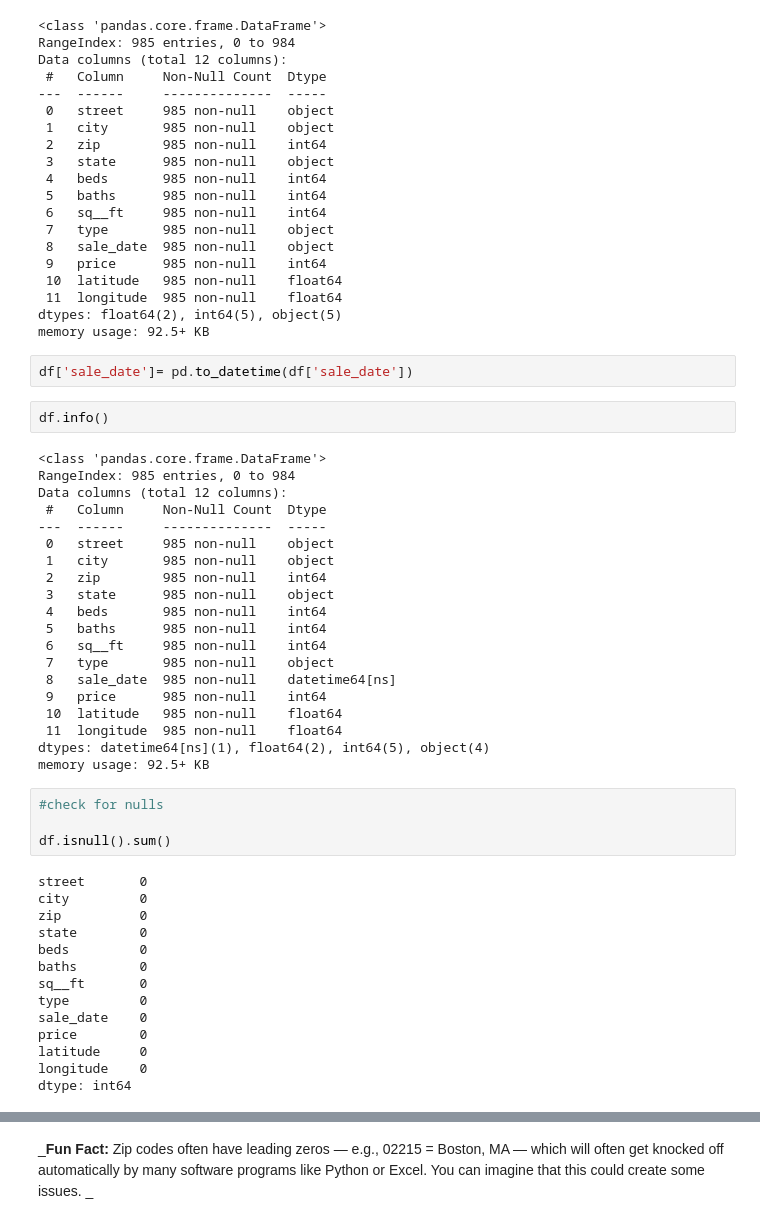
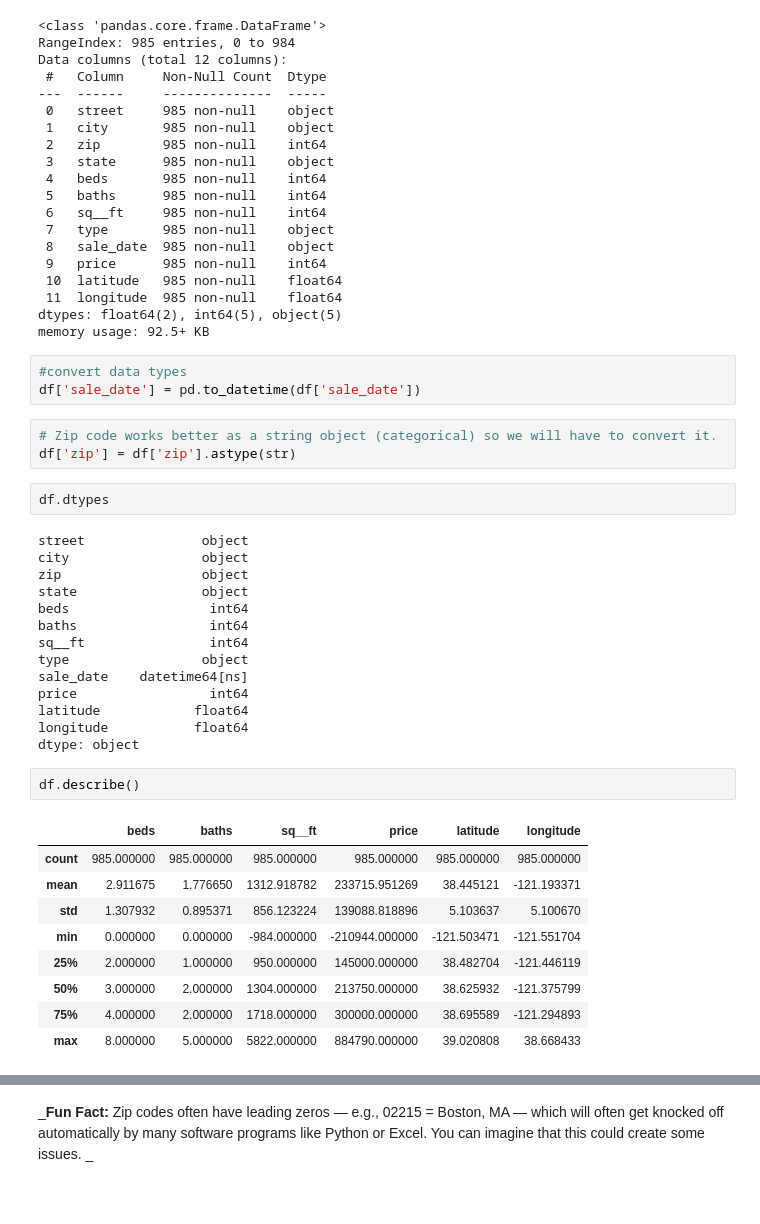
Before and after one commit to moralesmaya/Labs, a Jupyter notebook: 3.01-lab-linear-regression-master/linear-regression-sacramento.ipynb, the cells around one changed output, grey strips where cells are left out. Drawn from its saved outputs; the diff is of its cells as text; blank space fills up the shorter version.

Commit message:
Add files via upload
| SLR | Machine Learning | Data Cleaning | Predictive Modeling | Python | SckitLearn | Data Visualization |

```diff
--- a/3.01-lab-linear-regression-master/linear-regression-sacramento.ipynb
+++ b/3.01-lab-linear-regression-master/linear-regression-sacramento.ipynb
@@ -58,44 +58,36 @@ Data columns (total 12 columns):
 dtypes: float64(2), int64(5), object(5)
 memory usage: 92.5+ KB
 # %%
-df['sale_date']= pd.to_datetime(df['sale_date'])
+#convert data types
+df['sale_date'] = pd.to_datetime(df['sale_date'])
+# %%
+# Zip code works better as a string object (categorical) so we will have to convert it.
+df['zip'] = df['zip'].astype(str)
 # %%
-df.info()
+df.dtypes
 # %% [output]
-<class 'pandas.core.frame.DataFrame'>
-RangeIndex: 985 entries, 0 to 984
-Data columns (total 12 columns):
- #   Column     Non-Null Count  Dtype
----  ------     --------------  -----
- 0   street     985 non-null    object
- 1   city       985 non-null    object
- 2   zip        985 non-null    int64
- 3   state      985 non-null    object
- 4   beds       985 non-null    int64
- 5   baths      985 non-null    int64
- 6   sq__ft     985 non-null    int64
- 7   type       985 non-null    object
- 8   sale_date  985 non-null    datetime64[ns]
- 9   price      985 non-null    int64
- 10  latitude   985 non-null    float64
- 11  longitude  985 non-null    float64
-dtypes: datetime64[ns](1), float64(2), int64(5), object(4)
-memory usage: 92.5+ KB
+street               object
+city                 object
+zip                  object
+state                object
+beds                  int64
+baths                 int64
+sq__ft                int64
+type                 object
+sale_date    datetime64[ns]
+price                 int64
+latitude            float64
+longitude           float64
+dtype: object
-# %%
-#check for nulls
-
-df.isnull().sum()
-# %% [output]
-street       0
-city         0
-zip          0
-state        0
-beds         0
-baths        0
-sq__ft       0
-type         0
-sale_date    0
-price        0
-latitude     0
-longitude    0
-dtype: int64
+# %%
+df.describe()
+# %% [output]
+|  | beds | baths | sq__ft | price | latitude | longitude |
+| count | 985.000000 | 985.000000 | 985.000000 | 985.000000 | 985.000000 | 985.000000 |
+| mean | 2.911675 | 1.776650 | 1312.918782 | 233715.951269 | 38.445121 | -121.193371 |
+| std | 1.307932 | 0.895371 | 856.123224 | 139088.818896 | 5.103637 | 5.100670 |
+| min | 0.000000 | 0.000000 | -984.000000 | -210944.000000 | -121.503471 | -121.551704 |
+| 25% | 2.000000 | 1.000000 | 950.000000 | 145000.000000 | 38.482704 | -121.446119 |
+| 50% | 3.000000 | 2.000000 | 1304.000000 | 213750.000000 | 38.625932 | -121.375799 |
+| 75% | 4.000000 | 2.000000 | 1718.000000 | 300000.000000 | 38.695589 | -121.294893 |
+| max | 8.000000 | 5.000000 | 5822.000000 | 884790.000000 | 39.020808 | 38.668433 |
```
Also changed, not shown: parts of 19 cells of this notebook.
